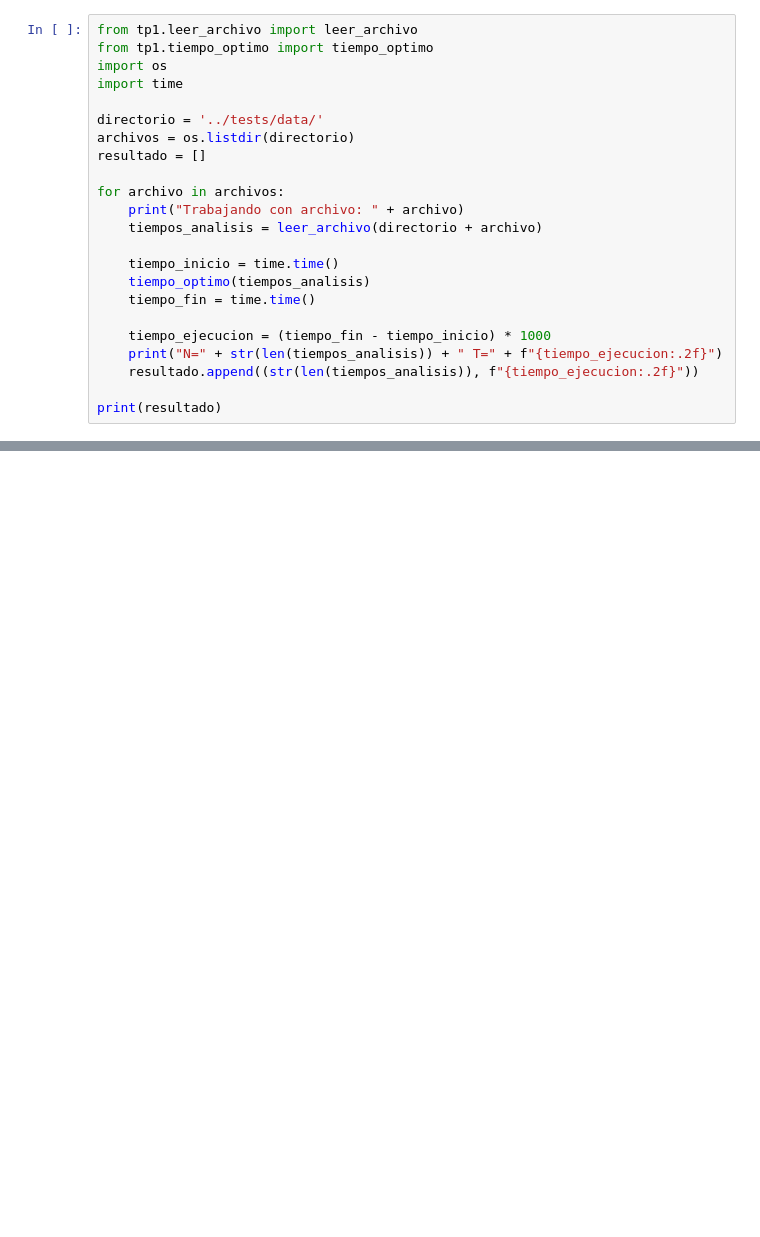
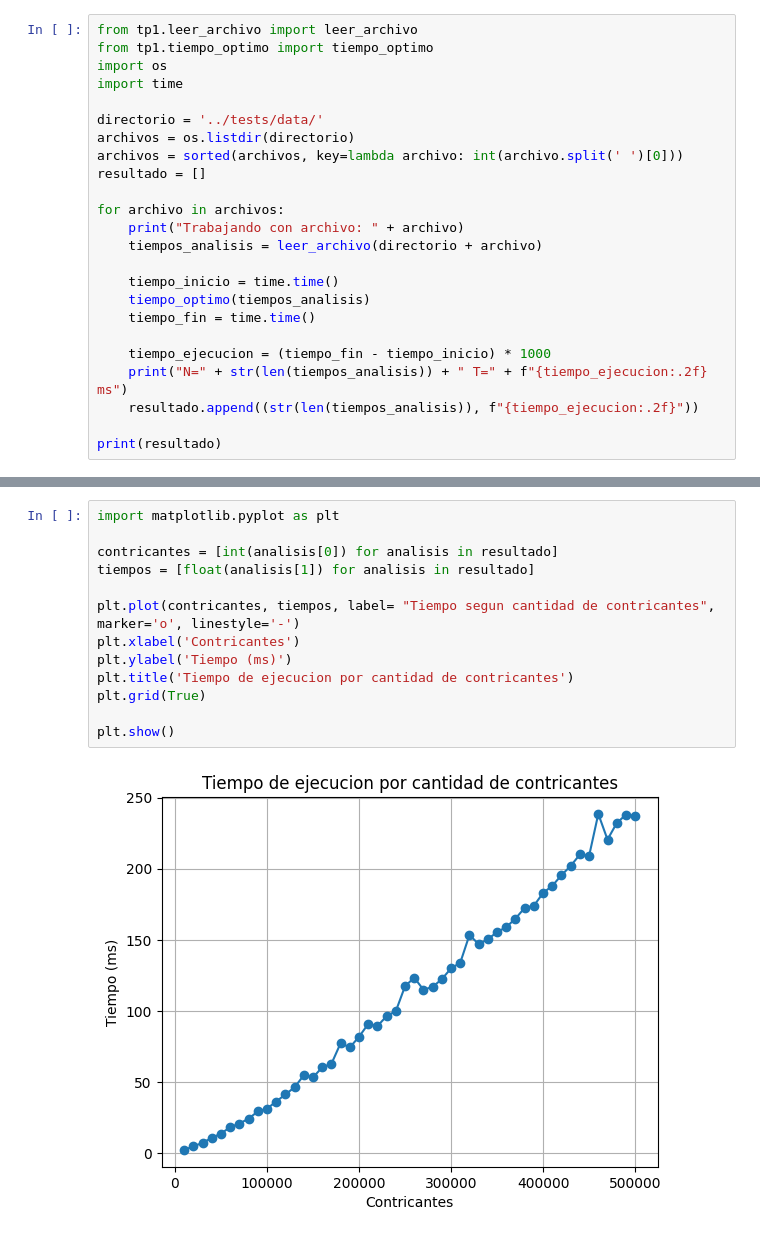
Before and after one commit to mrti259/tda-i-tps, a Jupyter notebook: tp1/notebooks/Calculo de tiempos.ipynb, the cells around one changed output, grey strips where cells are left out. Cells and saved outputs as stored; diff of their text form; blank space fills up the shorter version.

Commit message:
Creacion de archivos de prueba automatica y grafico basico en jupyter

```diff
--- a/tp1/notebooks/Calculo de tiempos.ipynb
+++ b/tp1/notebooks/Calculo de tiempos.ipynb
@@ -6,6 +6,7 @@ import time
 
 directorio = '../tests/data/'
 archivos = os.listdir(directorio)
+archivos = sorted(archivos, key=lambda archivo: int(archivo.split(' ')[0]))
 resultado = []
 
 for archivo in archivos:
@@ -17,7 +18,7 @@ for archivo in archivos:
     tiempo_fin = time.time()
 
     tiempo_ejecucion = (tiempo_fin - tiempo_inicio) * 1000
-    print("N=" + str(len(tiempos_analisis)) + " T=" + f"{tiempo_ejecucion:.2f}")
+    print("N=" + str(len(tiempos_analisis)) + " T=" + f"{tiempo_ejecucion:.2f} ms")
     resultado.append((str(len(tiempos_analisis)), f"{tiempo_ejecucion:.2f}"))
 
 print(resultado)
@@ -33,0 +43,15 @@ N=3 T=0.00
+# %%
+import matplotlib.pyplot as plt
+
+contricantes = [int(analisis[0]) for analisis in resultado]
+tiempos = [float(analisis[1]) for analisis in resultado]
+
+plt.plot(contricantes, tiempos, label= "Tiempo segun cantidad de contricantes",  marker='o', linestyle='-')
+plt.xlabel('Contricantes')
+plt.ylabel('Tiempo (ms)')
+plt.title('Tiempo de ejecucion por cantidad de contricantes')
+plt.grid(True)
+
+plt.show()
+# %% [output]
+[figure, added]
```
Also changed, not shown: parts of 1 cell of this notebook, 57 other files.
